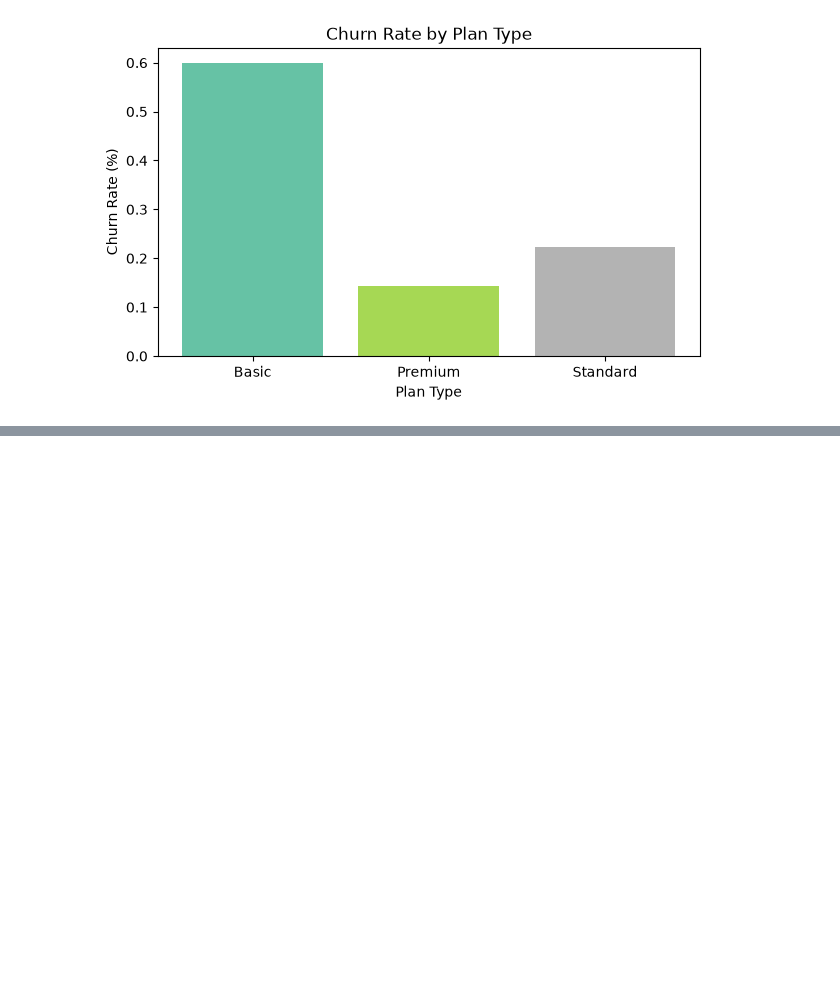
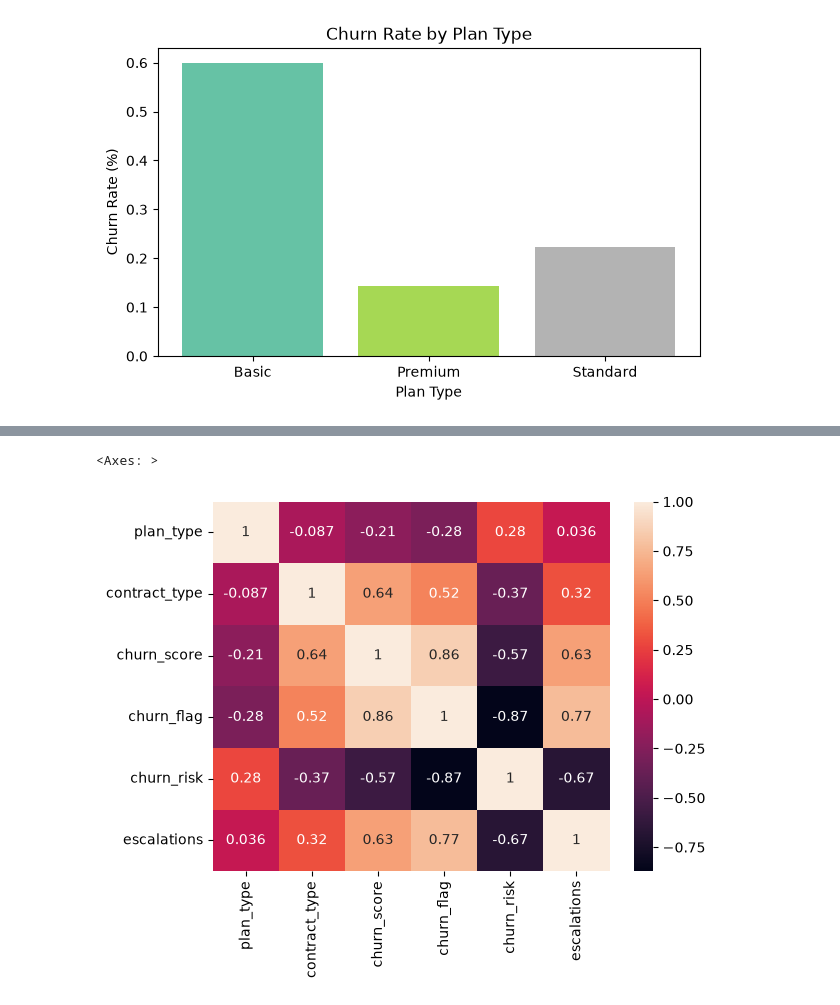
Before and after one commit to SinghShubham8800/customer-churn-analysis, a Jupyter notebook: Data_Analyst_Practice.ipynb, the cells around one changed output, grey strips where cells are left out. Drawn from its saved outputs; the diff is of its cells as text; code cells hidden in the pictures; blank space fills up the shorter version.

```diff
--- a/Data_Analyst_Practice.ipynb
+++ b/Data_Analyst_Practice.ipynb
@@ -574,0 +618,15 @@ plt.show()
+# %%
+# incorrect method of encoding - as numbers are not assigned based on priority
+df_encoded = df_visual[['plan_type', 'contract_type', 'churn_score', 'churn_flag', 'churn_risk', 'escalations']]
+
+categorial_cols = ['plan_type', 'contract_type', 'churn_risk']
+
+for col in categorial_cols:
+    df_encoded[col] = df_encoded[col].astype('category').cat.codes
+# %%
+# Heatmap (correlation matrix)
+
+sns.heatmap(df_encoded.corr(), annot=True)
+# %% [output]
+<Axes: >
+[figure, added]
```
Also changed, not shown: parts of 23 cells of this notebook.
